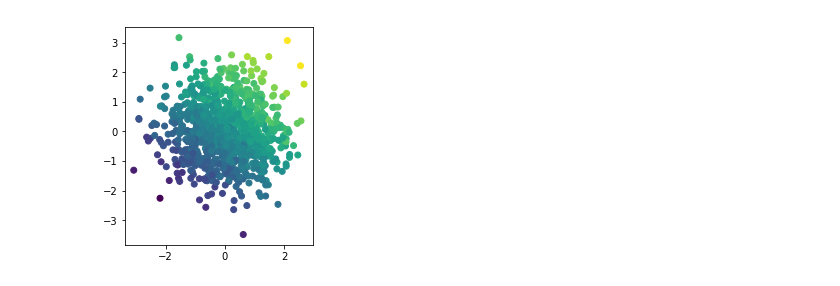
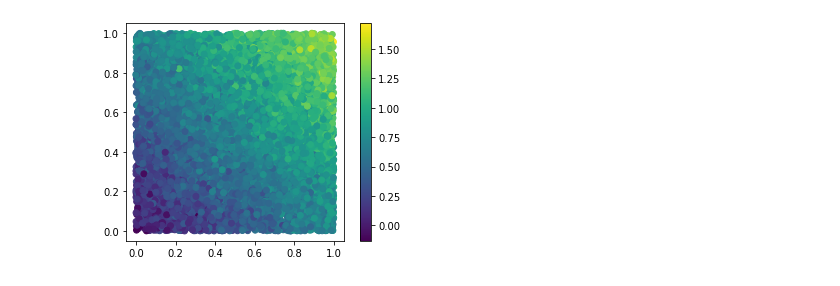
Before and after one commit to CSNLWigner/Continual-learning-with-structure-learning, a Jupyter notebook: david_plot.ipynb, the cells around one changed output. Saved outputs shown, nothing was run; the diff lists cells and outputs as text; code cells hidden in the pictures.

```diff
--- a/david_plot.ipynb
+++ b/david_plot.ipynb
@@ -8,6 +8,3 @@ import numpy as np
 import matplotlib.pyplot as plt
 from matplotlib import cm
 from mpl_toolkits.mplot3d import Axes3D
-# %%
-sigma_z_prior = 1
-pi = np.pi
@@ -43,6 +11,23 @@ def generate_data(is_simple, N, alpha, sigma_reward):
+# %%
+def generate_data(N=100, alpha=0, z_prior_type='uniform', sigma_z_prior=1, r_bias=0, sigma_reward=0.1, sigma_bias=0):
+  gamma = np.array([tf.cos(tf.cast(alpha,tf.float32)), tf.sin(tf.cast(alpha,tf.float32))])
+
+  if z_prior_type == 'normal':
+      z_prior = tfd.MultivariateNormalDiag(loc=[0,0], scale_diag=[sigma_z_prior,sigma_z_prior]);
+  elif z_prior_type == 'uniform':
+      z_prior = tfd.Uniform([0,0],[sigma_z_prior,sigma_z_prior])
+
+  z = np.array(z_prior.sample(N))
+
+  r_noise = tfd.Normal(0, sigma_reward).sample(N)
+  r_mean = tf.reduce_sum(tf.multiply(gamma,z),1) + r_bias
+  r = r_mean + r_noise
+
+  return {'z':z,'r':r}
 # %%
-data = generate_data(is_simple=False, N=1000, alpha=0.9, sigma_reward=.2);
-plt.scatter(*np.array(data[0]).T,c=data[1])
-plt.axes().set_aspect('equal')
+data = generate_data(10000,alpha=np.pi/4)
+plt.scatter(*data['z'].T,c=data['r'])
+plt.gca().set_aspect('equal')
+plt.colorbar();
 # %% [output]
-[figure, old version]
+[figure, new version]
```
Also changed, not shown: parts of 1 cell of this notebook, 1 other file.
